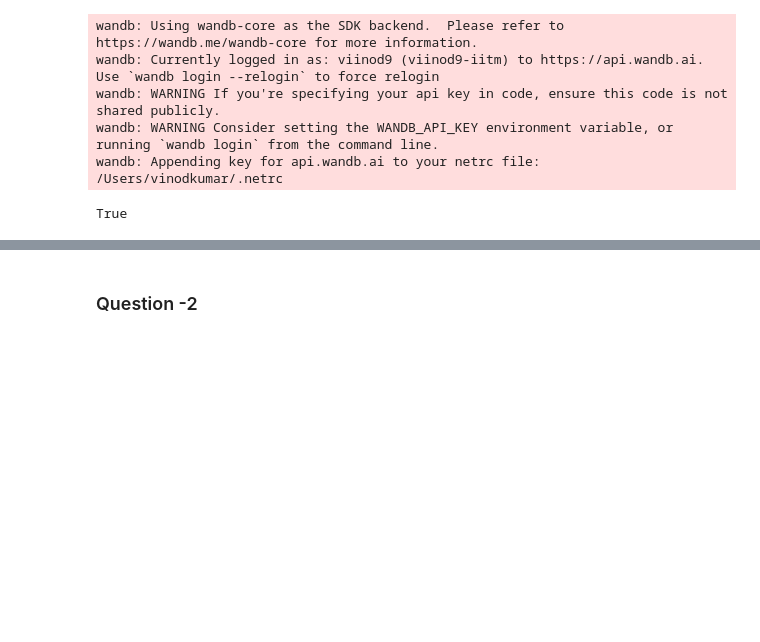
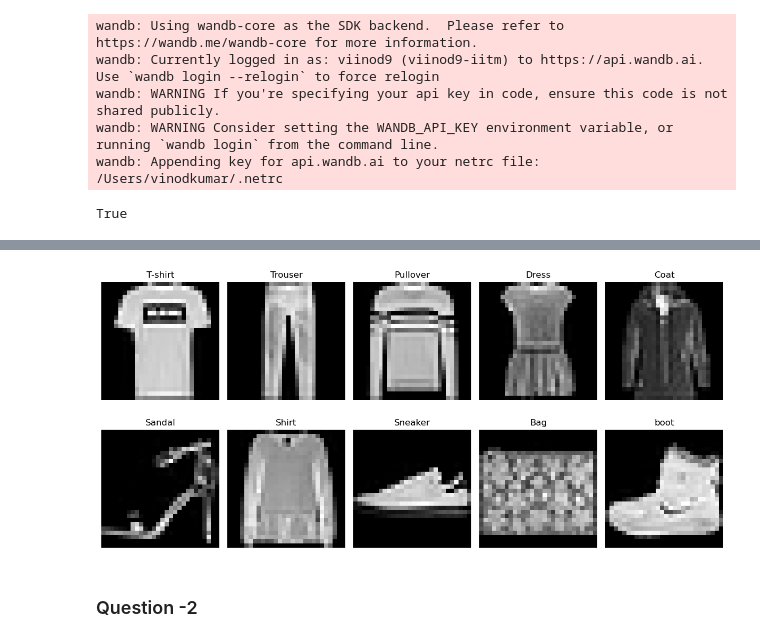
Before and after one commit to viinod9/DA6401_MA23M026_A1, a Jupyter notebook: MA23M026_Assignment1.ipynb, the cells around one changed output, grey strips where cells are left out. Saved outputs shown, nothing was run; the diff lists cells and outputs as text; code cells hidden in the pictures; blank space fills up the shorter version.

```diff
--- a/MA23M026_Assignment1.ipynb
+++ b/MA23M026_Assignment1.ipynb
@@ -153,2 +32,49 @@ plt.show()
+# %%
+import numpy as np
+import matplotlib.pyplot as plt
+from keras.datasets import fashion_mnist , mnist
+from sklearn.model_selection import train_test_split
+import argparse
+
+# wandb.init(project="DL_assignment_1", name = "Question 1")
+
+# Load the Fashion-MNIST dataset
+(x_train, y_train), (x_test,y_test) = fashion_mnist.load_data()
+
+
+# Define class labels
+class_labels = {
+    0: 'T-shirt',
+    1: 'Trouser',
+    2: 'Pullover',
+    3: 'Dress',
+    4: 'Coat',
+    5: 'Sandal',
+    6: 'Shirt',
+    7: 'Sneaker',
+    8: 'Bag',
+    9: 'boot'
+}
+
+# Plot one sample image for each class
+fig, axes = plt.subplots(2, 5, figsize=(12, 6))
+axes = axes.ravel()
+
+for i in range(10):
+    # Find the first image of current class
+    idx = np.where(y_train == i)[0][0]
+    # Plot the image
+    axes[i].imshow(x_train[idx], cmap='gray')
+    axes[i].set_title(class_labels[i])
+    axes[i].axis('off')
+    # wandb.log({"Question 1": [wandb.Image(axes[i], caption=y_train[i])]})
+
+plt.tight_layout()
+plt.show()
+# wandb.finish()
+
+#x_train.shape
+# %% [output]
+[figure, added]
 # %% [markdown]
 ### Question -2
```
Also changed, not shown: parts of 9 cells of this notebook.
